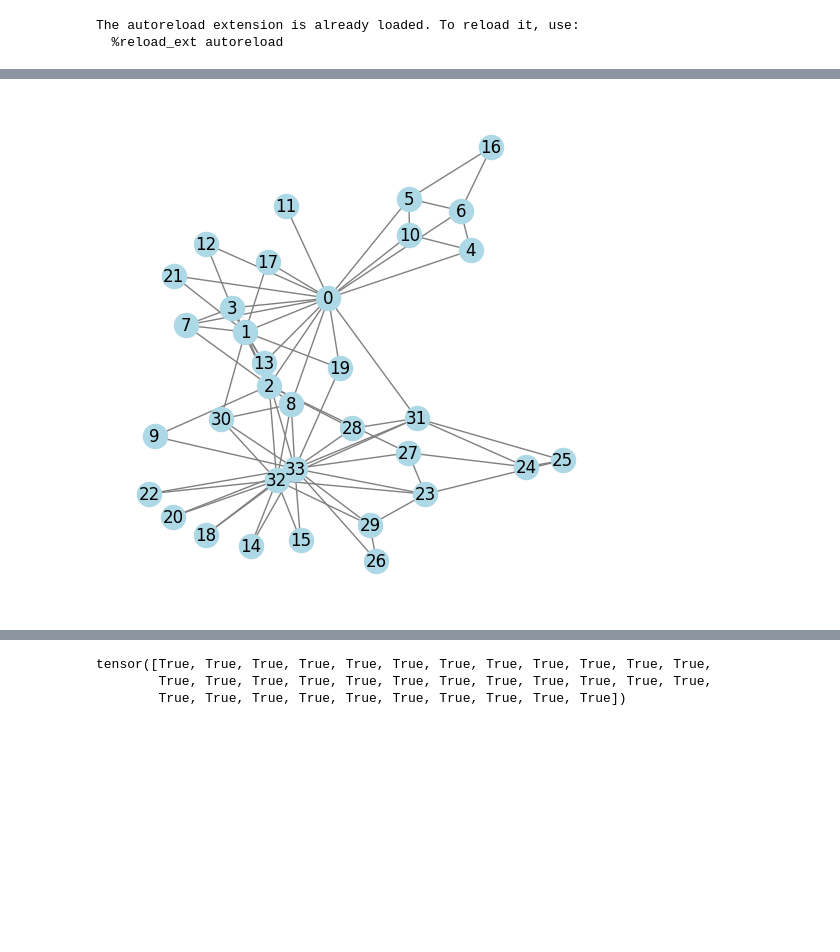
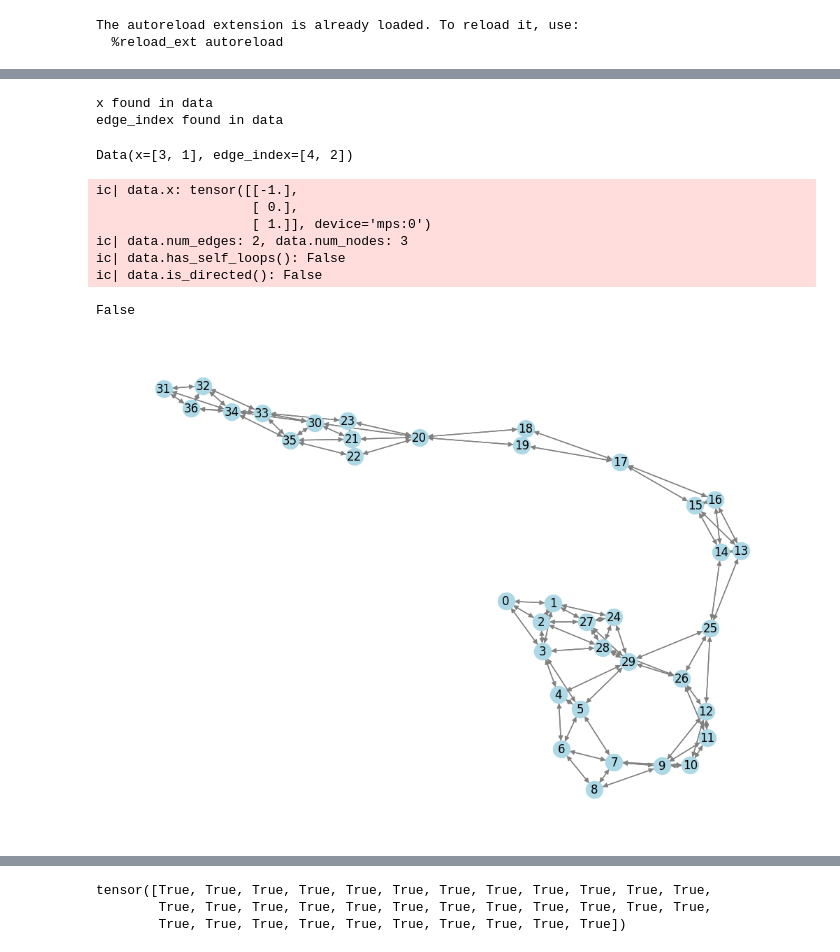
Before and after one commit to jean-kunz/cop_gnn, a Jupyter notebook: nbks/node_embedding.ipynb, the cells around one changed output, grey strips where cells are left out. Cells and saved outputs as stored; diff of their text form; code cells hidden in the pictures; blank space fills up the shorter version.

```diff
--- a/nbks/node_embedding.ipynb
+++ b/nbks/node_embedding.ipynb
@@ -24,3 +26,30 @@ data = dataset[0]
+# %%
+edge_index = torch.tensor([[0, 1, 1, 2], [1, 0, 2, 1]], dtype=torch.long)
+x = torch.tensor([[-1], [0], [1]], dtype=torch.float)
+
+data = Data(x=x, edge_index=edge_index.t().contiguous())
+
+for key, item in data:
+    print(f"{key} found in data")
+
+data.to(device)
+# %% [output]
+x found in data
+edge_index found in data
+Data(x=[3, 1], edge_index=[4, 2])
+# %%
+ic(data.x)
+ic(data.num_edges, data.num_nodes)
+ic(data.has_self_loops())
+ic(data.is_directed())
+# %% [output]
+ic| data.x: tensor([[-1.],
+                    [ 0.],
+                    [ 1.]], device='mps:0')
+ic| data.num_edges: 2, data.num_nodes: 3
+ic| data.has_self_loops(): False
+ic| data.is_directed(): False
+False
 # %%
 def plot_graph(G, figsize=(10, 7)):
     plt.figure(figsize=figsize)
@@ -32,11 +61,11 @@ def plot_graph(G, figsize=(10, 7)):
         edge_color="gray",
         cmap="Set2",
     )
-
-
-G = to_networkx(data, to_undirected=True)
-# visualize(G, color=data.y)
-# nx.draw(G, with_labels=True)
-plot_graph(G, figsize=(5, 5))
-# %% [output]
-[figure, removed]
+# %%
+tu_ds = TUDataset(root="/tmp/ENZYMES", name="ENZYMES")
+tu_ds
+tuG = to_networkx(tu_ds[0])
+# %%
+plot_graph(tuG)
+# %% [output]
+[figure, added]
```
Also changed, not shown: parts of 6 cells of this notebook, 1 other file.
